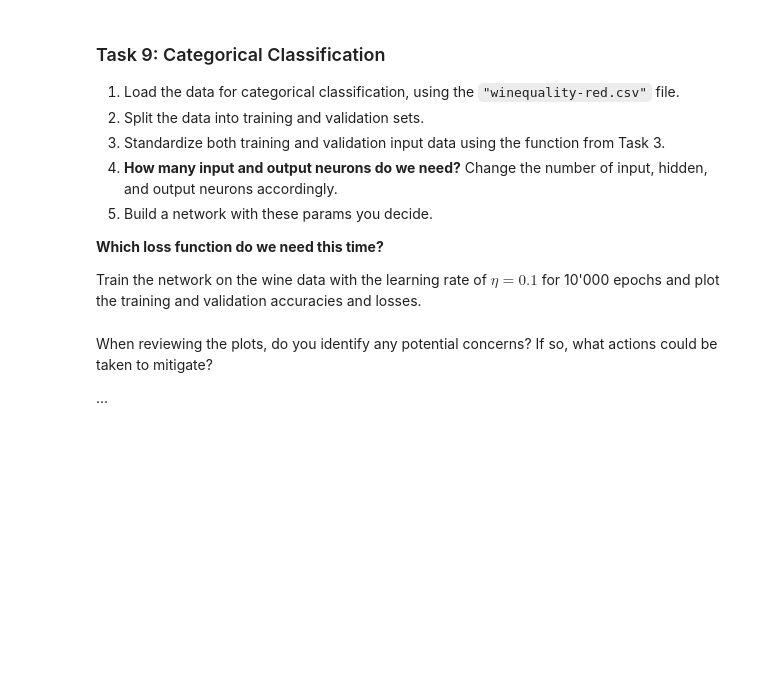
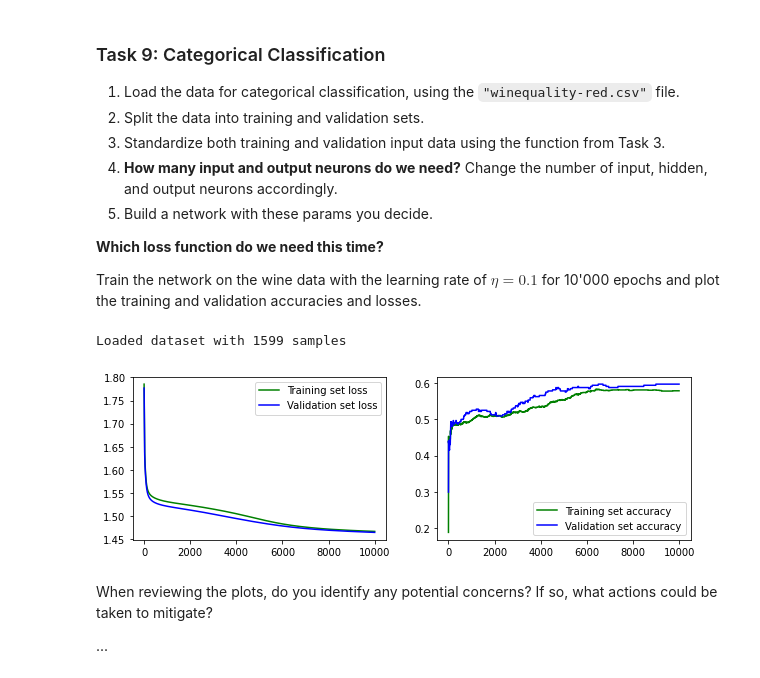
Before and after one commit to gparri610/Deep-Learning-FS24, a Jupyter notebook: DL-Assignment05.ipynb, the cells around one changed output. Saved outputs shown, nothing was run; the diff lists cells and outputs as text; code cells hidden in the pictures; blank space fills up the shorter version.

```diff
--- a/DL-Assignment05.ipynb
+++ b/DL-Assignment05.ipynb
@@ -379,20 +390,26 @@ Train the network on the wine data with the learning rate of **$\eta=0.1$** for
 # %%
 # define loss function
 loss = torch.nn.CrossEntropyLoss()
 # load dataset
-X, T = ...
+X, T = dataset("winequality-red.csv",";")
 # split dataset
-X_train, T_train, X_val, T_val = ...
+X_train, T_train, X_val, T_val = split_training_data(X,T)
 # standardize input data
-X_train, X_val = ...
+X_train, X_val =  standardize(X_train, X_val)
 # instantiate network
-network = ...
+D = X_train.shape[1]
+K = 50
+O = 6
+network = Network(D, K, O)
+
 
 # train network on our data
-results = ...
-
+results = train(X_train, X_val, T_train, T_val,D, K, O, network, loss)
 # plot the results
-plot(...)
+plot(results[0], results[1], results[2], results[3])
+# %% [output]
+Loaded dataset with 1599 samples
+[figure, added]
 # %% [markdown]
 When reviewing the plots, do you identify any potential concerns? If so, what actions could be taken to mitigate?
 
```
Also changed, not shown: parts of 7 cells of this notebook.
